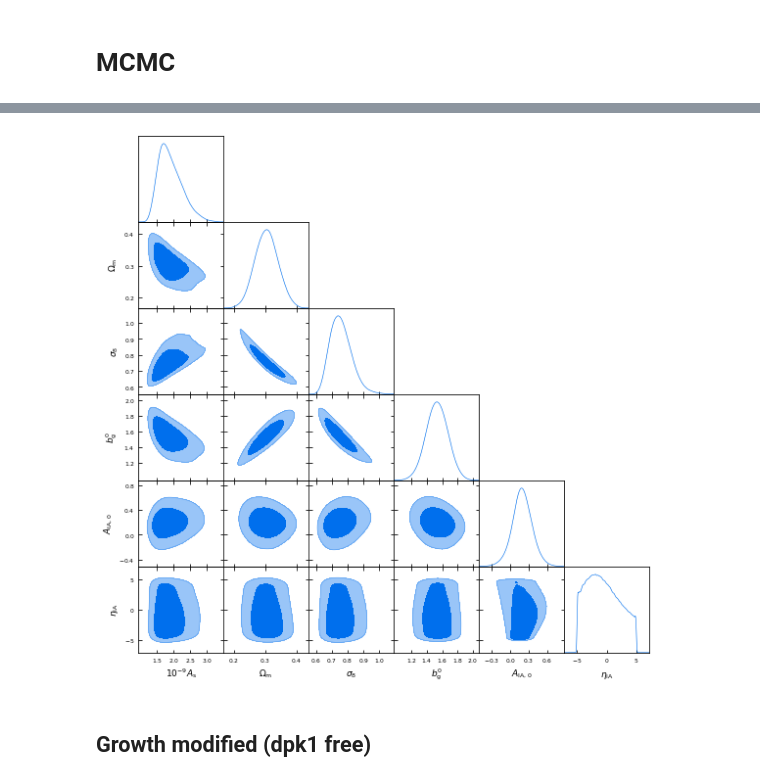
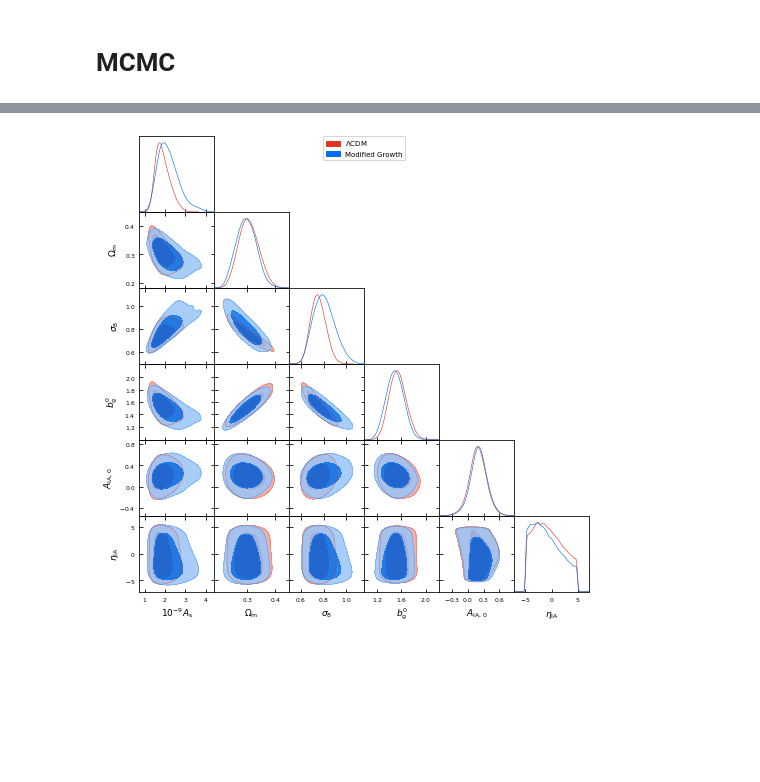
Before and after one commit to damonge/S8z, a Jupyter notebook: notebooks/Plots.ipynb, the cells around one changed output, grey strips where cells are left out. Saved outputs shown, nothing was run; the diff lists cells and outputs as text; code cells hidden in the pictures; blank space fills up the shorter version.

```diff
--- a/notebooks/Plots.ipynb
+++ b/notebooks/Plots.ipynb
@@ -328,3 +325,0 @@ MP_root = '/mnt/zfsusers/gravityls_3/codes/montepython_emilio'
-# %%
-des = getdist.loadMCSamples(os.path.join(MP_root, 'chains/cl_cross_corr_des_full/2020-02-26_1000000_'),
-                           settings={'ignore_rows':0.1})
@@ -352,0 +328,8 @@ p.list()
+# %%
+des_root = os.path.join(MP_root, 'chains/cl_cross_corr_des_full_kappa_l8/')
+des = getdist.loadMCSamples(os.path.join(des_root, '2020-03-09_1000000_'),
+                           settings={'ignore_rows':0.1})
+
+growth_root = os.path.join(MP_root, 'chains/cl_cross_corr_des_growth_dpk0_fixed_kappa_l8/')
+growth = getdist.loadMCSamples(os.path.join(growth_root, '2020-03-09_1000000_'),
+                           settings={'ignore_rows':0.1})
@@ -353,10 +355,8 @@ p.list()
 # %%
-g = plots.get_subplot_plotter(width_inch=8)
-g.triangle_plot([des], params=['A_s','Omega_m', 'sigma_8', 'gc_b_0', 'wl_ia_A','wl_ia_eta'],
-                filled=True)
-g.export('./figures/mcmc_des_full.pdf')
+g = plots.get_subplot_plotter(width_inch=7)
+g.triangle_plot([des, growth], params=['A_s', 'Omega_m', 'sigma_8', 'gc_b_0', 'wl_ia_A','wl_ia_eta'],
+                filled=True, legend_labels=[r'$\Lambda$CDM', 'Modified Growth'])
+g.export('./figures/mcmc_des_and_growth_dpk0_fixed.pdf')
 g.finish_plot()
 # %% [output]
-[figure, old version]
+[figure, new version]
-# %% [markdown]
-## Growth modified (dpk1 free)
```
Also changed, not shown: parts of 19 cells of this notebook, 1 other file.
